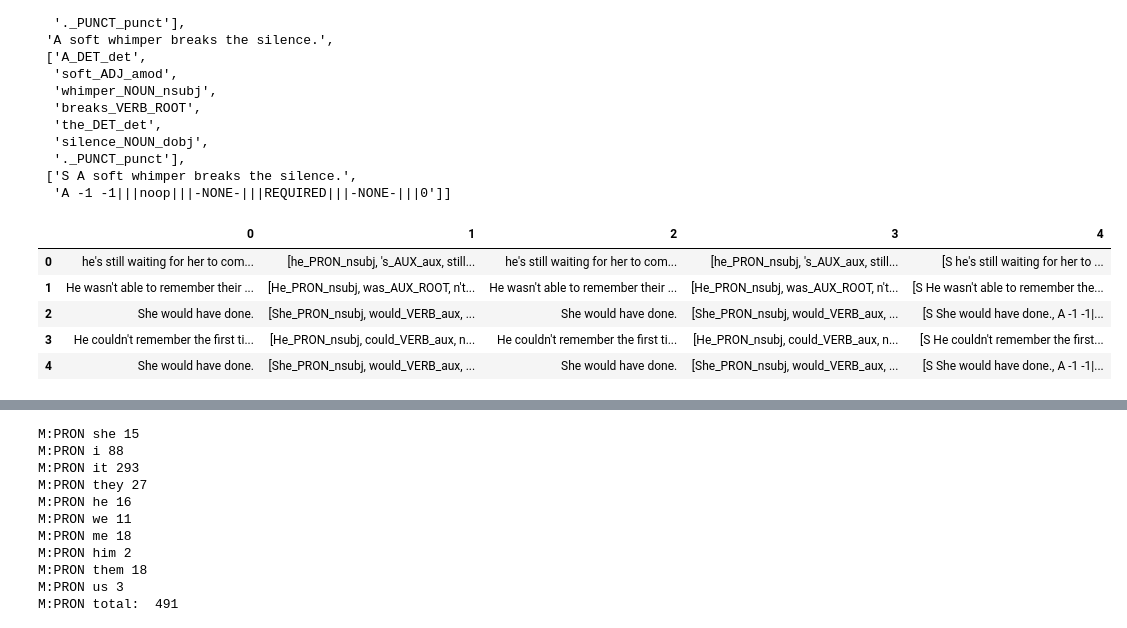
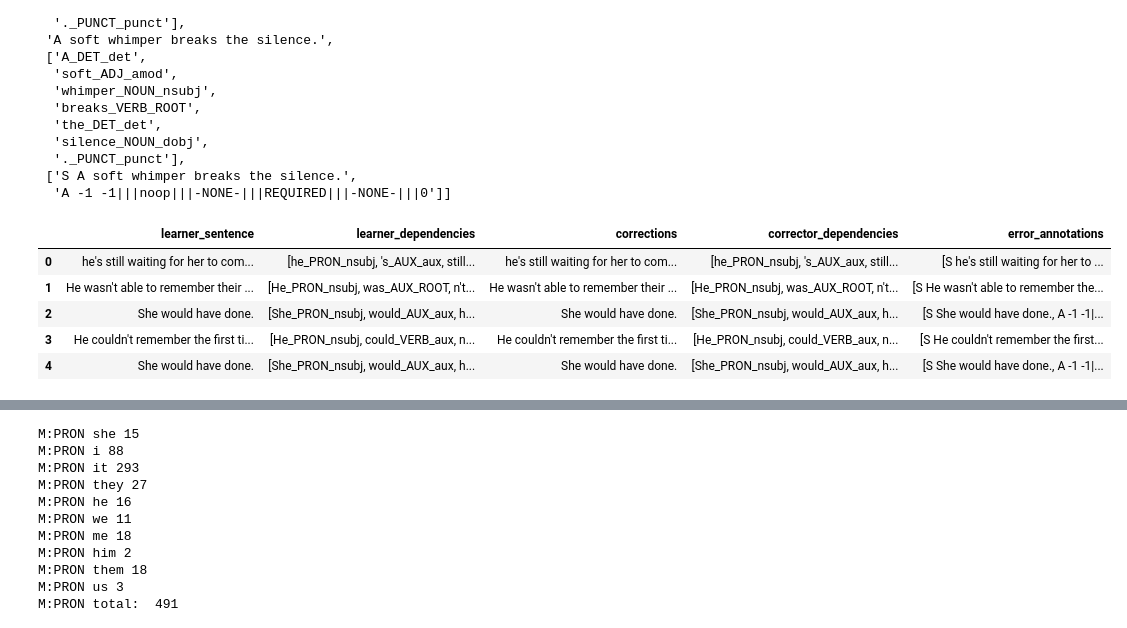
Before and after one commit to menoah/l8_thesis_sample, a Jupyter notebook: L8 - ELL_Thesis.ipynb, the cells around one changed output, grey strips where cells are left out. Drawn from its saved outputs; the diff is of its cells as text; code cells hidden in the pictures.

Commit message:
thesis_notebook_updates

```diff
--- a/L8 - ELL_Thesis.ipynb
+++ b/L8 - ELL_Thesis.ipynb
@@ -10,14 +13,18 @@ import numpy as np
 import csv
 from collections import defaultdict
 # %%
-#Saving cleaned learner/corrector pairs into different output files (for ERRANT)
-with open('082019_lang8_sp_eng_learner_cor_sents.txt') as file:
-    with open('20191010_clean_l8_learner_sents.txt', 'w') as output:
-        with open('20191010_clean_l8_cor_sents.txt', 'w') as output_2:
+#Saving cleaned learner / corrector sentence pairs into different files.
+#Original Language Learner Data can be found/reuqested at: https://sites.google.com/site/naistlang8corpora/
+#Cleaned sentence pairs were obtained using an extractor by Tomoya Mizumoto:
+#(https://github.com/tomo-wb/Lang8-NAIST-extractor)
+
+with open('thesis_data/082019_lang8_sp_eng_learner_cor_sents.txt', encoding = 'utf-8') as file:
+    with open('thesis_data/20191010_clean_l8_learner_sents.txt','w', encoding = 'utf-8') as output:
+        with open('thesis_data/20191010_clean_l8_cor_sents.txt', 'w', encoding = 'utf-8') as output_2:
             for line in file:
                 line = line.strip('\n')
                 line = line.split('\t')
-                #some of the pairs did not separate by '\t'
+                #some of the pairs did not separate by '\t', separated such instances manually
                 #if len(line) == 1:
                     #print(line)
                 output.write(str(line[0])+ '\n')
@@ -25,12 +42,14 @@ with open('082019_lang8_sp_eng_learner_cor_sents.txt') as file:
 # %%
-with open("20191010_clean_l8_learner_sents.txt") as fd:
+#splitting files by new line, the goal is to concatinate sentences with linguistic information provided by Spacy
+#As well as with Error annotation information provided by ERRANT(https://github.com/chrisjbryant/errant)
+with open("thesis_data/20191010_clean_l8_learner_sents.txt", encoding = 'utf-8') as fd:
     file = fd.read().splitlines()
 
-with open("20191010_clean_l8_cor_sents.txt") as fd_2:
+with open("thesis_data/20191010_clean_l8_cor_sents.txt", encoding = 'utf-8') as fd_2:
     file_2 = fd_2.read().splitlines()
 
 #reading in ERRANT output file:
-with open("20191012_l8_sp_eng_m2") as fd_3:
+with open("thesis_data/20191012_l8_sp_eng_m2", encoding = 'utf-8') as fd_3:
     file_3 = fd_3.read().splitlines()
 # %%
 #Using spaCy in order to make a list of items containing dependencies and Part of speech (POS)
@@ -64,11 +83,12 @@ for item in range(0, len(file) -1):
         dep_file.pop(item)
         dep_file_2.pop(item)
 # %%
+#Appending learner sentence & error annotation to a list
 e_list = []
 currlist = []
 #counter = 0
 
-for line in open('20191012_l8_sp_eng_m2'):
+for line in open('thesis_data/20191012_l8_sp_eng_m2', encoding='utf-8'):
     line = line.rstrip()
     if line == '':
         if currlist != []:
@@ -131,15 +135,16 @@ m_l_object[50]
  ['S A soft whimper breaks the silence.',
   'A -1 -1|||noop|||-NONE-|||REQUIRED|||-NONE-|||0']]
 # %%
-pn_l8 = pd.DataFrame(m_l_object)
+pn_l8 = pd.DataFrame(m_l_object, columns=['learner_sentence', 'learner_dependencies', 'corrections', 'corrector_dependencies'
+                                      , 'error_annotations'])
 pn_l8.head()
 # %% [output]
-|  | 0 | 1 | 2 | 3 | 4 |
+|  | learner_sentence | learner_dependencies | corrections | corrector_dependencies | error_annotations |
 | 0 | he's still waiting for her to com... | [he_PRON_nsubj, 's_AUX_aux, still... | he's still waiting for her to com... | [he_PRON_nsubj, 's_AUX_aux, still... | [S he's still waiting for her to ... |
 | 1 | He wasn't able to remember their ... | [He_PRON_nsubj, was_AUX_ROOT, n't... | He wasn't able to remember their ... | [He_PRON_nsubj, was_AUX_ROOT, n't... | [S He wasn't able to remember the... |
-| 2 | She would have done. | [She_PRON_nsubj, would_VERB_aux, ... | She would have done. | [She_PRON_nsubj, would_VERB_aux, ... | [S She would have done., A -1 -1|... |
+| 2 | She would have done. | [She_PRON_nsubj, would_AUX_aux, h... | She would have done. | [She_PRON_nsubj, would_AUX_aux, h... | [S She would have done., A -1 -1|... |
 | 3 | He couldn't remember the first ti... | [He_PRON_nsubj, could_VERB_aux, n... | He couldn't remember the first ti... | [He_PRON_nsubj, could_VERB_aux, n... | [S He couldn't remember the first... |
-| 4 | She would have done. | [She_PRON_nsubj, would_VERB_aux, ... | She would have done. | [She_PRON_nsubj, would_VERB_aux, ... | [S She would have done., A -1 -1|... |
+| 4 | She would have done. | [She_PRON_nsubj, would_AUX_aux, h... | She would have done. | [She_PRON_nsubj, would_AUX_aux, h... | [S She would have done., A -1 -1|... |
 # %%
 #How many learner sentences have annotations?
 
```
Also changed, not shown: parts of 10 cells of this notebook, 3 other files.
